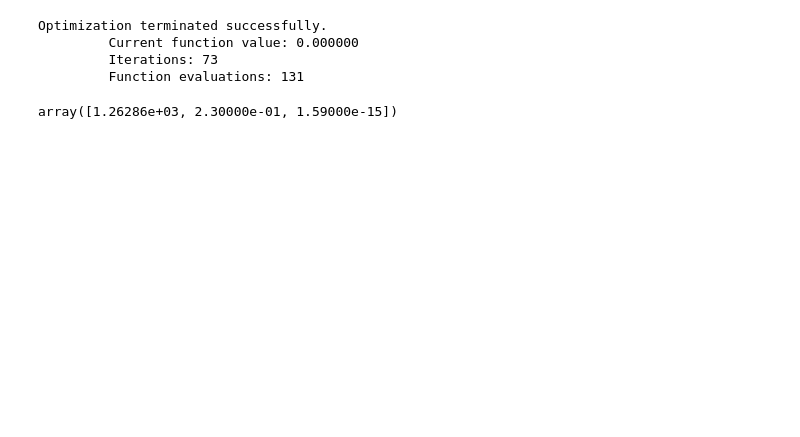
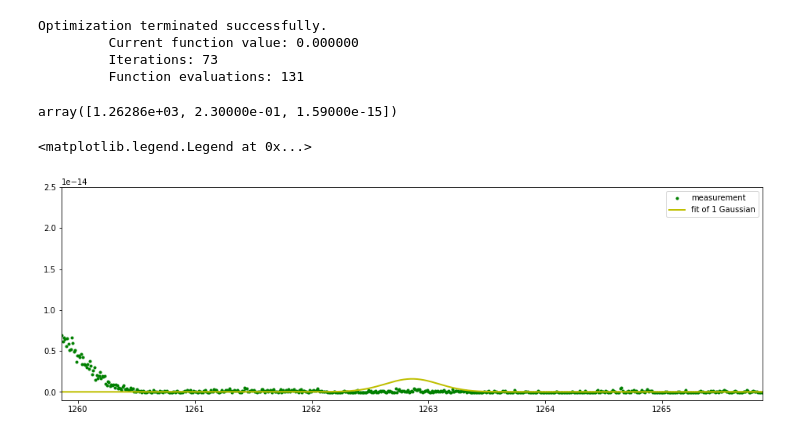
Before and after one commit to 18ganesha/io_brightness, a Jupyter notebook: notebooks/18_amplitude_correction_fit.ipynb, the cells around one changed output. Saved outputs shown, nothing was run; the diff lists cells and outputs as text; code cells hidden in the pictures; blank space fills up the shorter version.

Commit message:
least_squares() plot works

```diff
--- a/notebooks/18_amplitude_correction_fit.ipynb
+++ b/notebooks/18_amplitude_correction_fit.ipynb
@@ -116,8 +118,22 @@ Optimization terminated successfully.
          Iterations: 73
          Function evaluations: 131
 # %%
-opt = optimize.least_squares(errfunc1, guess1, args=(wl, flux))
+opt = optimize.least_squares(errfunc1, guess1, args=(wl, flux), bounds=([guess1[0]-0.5, -np.inf, -np.inf],
+                                                                        [guess1[0]+0.5, np.inf, np.inf]))
 # %%
 opt['x']
 # %% [output]
 array([1.26286e+03, 2.30000e-01, 1.59000e-15])
+# %%
+plt.figure(figsize=(16, 5))
+plt.plot(wl, flux,'g.', label='measurement')
+plt.plot(wl, gaussian(wl, *opt['x']),
+    lw=2, c='y', label='fit of 1 Gaussian')
+#plt.plot(wl, double_gaussian(wl, *optim2),
+    #lw=1, c='r', ls='--', label='fit of 2 Gaussians')
+plt.ylim(-0.01*10**-13,0.25*10**-13)
+plt.xlim(guess1[0]-3,guess1[0]+3)
+plt.legend(loc='best')
+# %% [output]
+<matplotlib.legend.Legend at 0x...>
+[figure, added]
```
Also changed, not shown: parts of 1 cell of this notebook.
